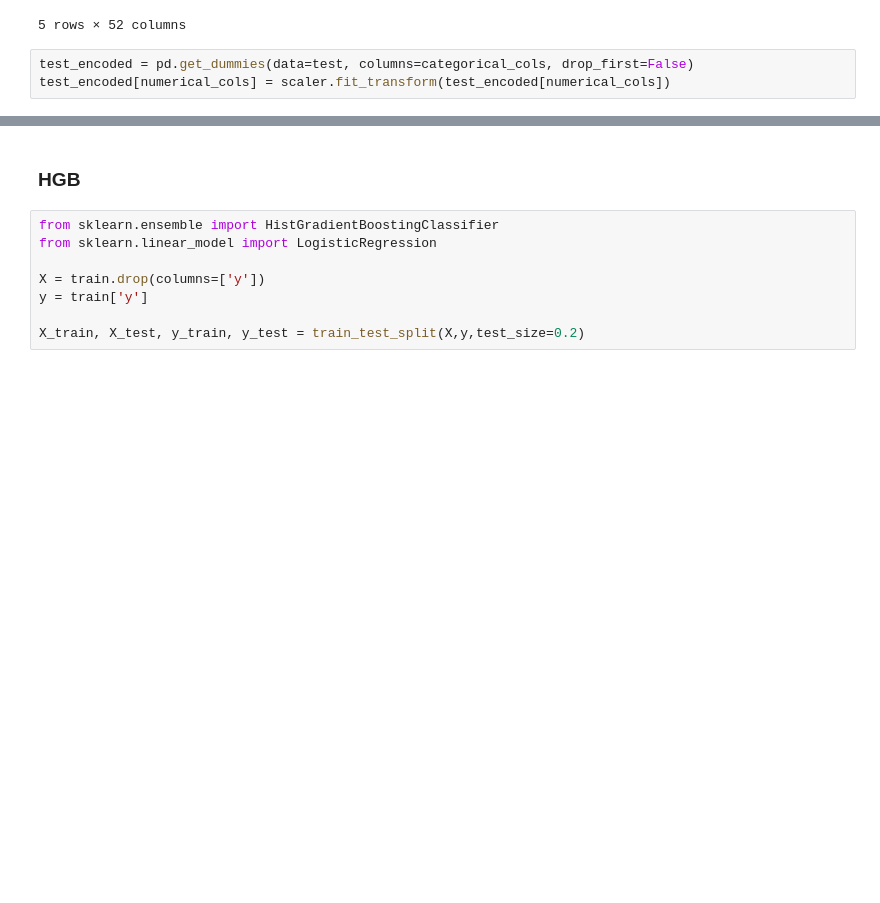
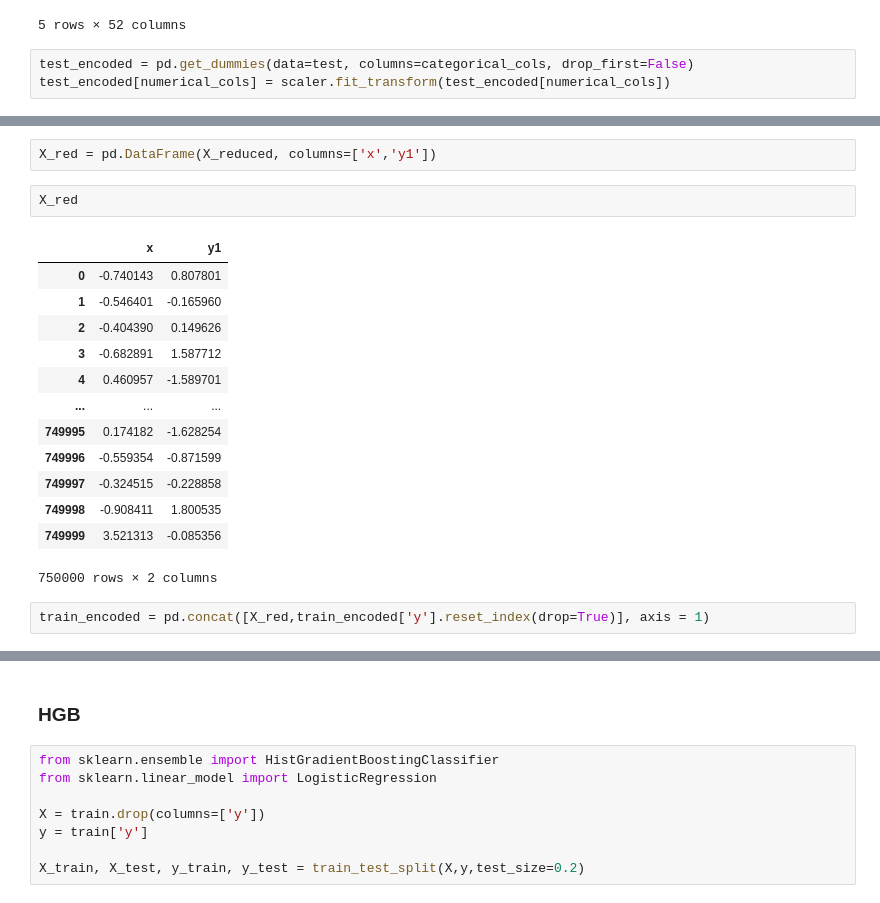
Before and after one commit to d-llen/Kaggle-PG_S5E8, a Jupyter notebook: model.ipynb, the cells around one changed output, grey strips where cells are left out. Drawn from its saved outputs; the diff is of its cells as text; blank space fills up the shorter version.

```diff
--- a/model.ipynb
+++ b/model.ipynb
@@ -141,0 +163,20 @@ test_encoded[numerical_cols] = scaler.fit_transform(test_encoded[numerical_cols]
+# %%
+X_red = pd.DataFrame(X_reduced, columns=['x','y1'])
+# %%
+X_red
+# %% [output]
+|  | x | y1 |
+| 0 | -0.740143 | 0.807801 |
+| 1 | -0.546401 | -0.165960 |
+| 2 | -0.404390 | 0.149626 |
+| 3 | -0.682891 | 1.587712 |
+| 4 | 0.460957 | -1.589701 |
+| ... | ... | ... |
+| 749995 | 0.174182 | -1.628254 |
+| 749996 | -0.559354 | -0.871599 |
+| 749997 | -0.324515 | -0.228858 |
+| 749998 | -0.908411 | 1.800535 |
+| 749999 | 3.521313 | -0.085356 |
+750000 rows × 2 columns
+# %%
+train_encoded = pd.concat([X_red,train_encoded['y'].reset_index(drop=True)], axis = 1)
```
Also changed, not shown: parts of 7 cells of this notebook.
